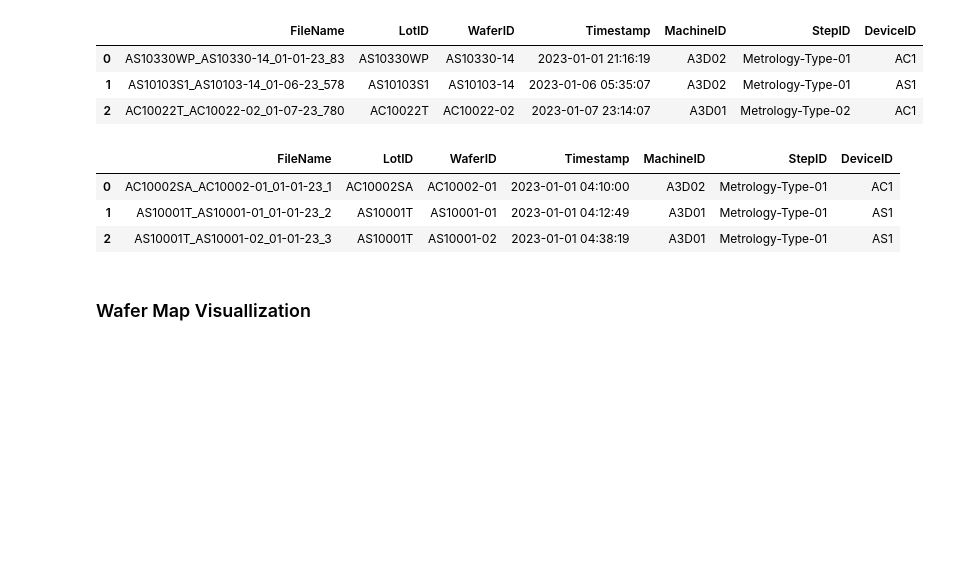
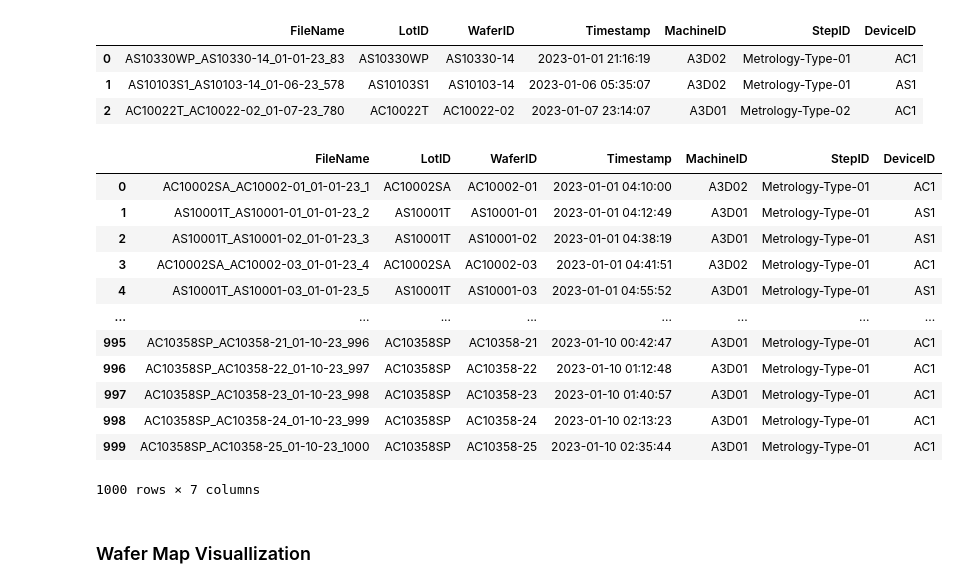
Before and after one commit to Hakseon97/Anomaly_wafer_detection_with_SKhynix, a Jupyter notebook: anomaly_wafer_detection.ipynb, the cells around one changed output. Saved outputs shown, nothing was run; the diff lists cells and outputs as text; code cells hidden in the pictures; blank space fills up the shorter version.

Commit message:
WEEK 3 Wed. dataframe + defect coordinates

```diff
--- a/anomaly_wafer_detection.ipynb
+++ b/anomaly_wafer_detection.ipynb
@@ -234,7 +234,7 @@ for i, fp in enumerate(file_path):
     for line in readfile(fp):
         if not line[1].isnumeric():
             dict_klarf[line[1]] = ' '.join(line[2:])
-    fname.append(os.path.split(fp)[1])
+    fname.append(os.path.split(fp)[1].split('.')[0])
     temp = pd.DataFrame(dict_klarf, index=[i])
     temp_df = pd.concat([temp_df, temp])
 
@@ -484,12 +484,21 @@ temp_df.head(3)
 # %%
 # timestamp 순으로 정렬
 temp_df = temp_df.sort_values('Timestamp').reset_index(drop=True)
-temp_df.head(3)
+temp_df
 # %% [output]
 |  | FileName | LotID | WaferID | Timestamp | MachineID | StepID | DeviceID |
 | 0 | AC10002SA_AC10002-01_01-01-23_1 | AC10002SA | AC10002-01 | 2023-01-01 04:10:00 | A3D02 | Metrology-Type-01 | AC1 |
 | 1 | AS10001T_AS10001-01_01-01-23_2 | AS10001T | AS10001-01 | 2023-01-01 04:12:49 | A3D01 | Metrology-Type-01 | AS1 |
 | 2 | AS10001T_AS10001-02_01-01-23_3 | AS10001T | AS10001-02 | 2023-01-01 04:38:19 | A3D01 | Metrology-Type-01 | AS1 |
+| 3 | AC10002SA_AC10002-03_01-01-23_4 | AC10002SA | AC10002-03 | 2023-01-01 04:41:51 | A3D02 | Metrology-Type-01 | AC1 |
+| 4 | AS10001T_AS10001-03_01-01-23_5 | AS10001T | AS10001-03 | 2023-01-01 04:55:52 | A3D01 | Metrology-Type-01 | AS1 |
+| ... | ... | ... | ... | ... | ... | ... | ... |
+| 995 | AC10358SP_AC10358-21_01-10-23_996 | AC10358SP | AC10358-21 | 2023-01-10 00:42:47 | A3D01 | Metrology-Type-01 | AC1 |
+| 996 | AC10358SP_AC10358-22_01-10-23_997 | AC10358SP | AC10358-22 | 2023-01-10 01:12:48 | A3D01 | Metrology-Type-01 | AC1 |
+| 997 | AC10358SP_AC10358-23_01-10-23_998 | AC10358SP | AC10358-23 | 2023-01-10 01:40:57 | A3D01 | Metrology-Type-01 | AC1 |
+| 998 | AC10358SP_AC10358-24_01-10-23_999 | AC10358SP | AC10358-24 | 2023-01-10 02:13:23 | A3D01 | Metrology-Type-01 | AC1 |
+| 999 | AC10358SP_AC10358-25_01-10-23_1000 | AC10358SP | AC10358-25 | 2023-01-10 02:35:44 | A3D01 | Metrology-Type-01 | AC1 |
+1000 rows × 7 columns
 # %% [markdown]
 ### Wafer Map Visuallization
 # %%
```
Also changed, not shown: parts of 29 cells of this notebook.
